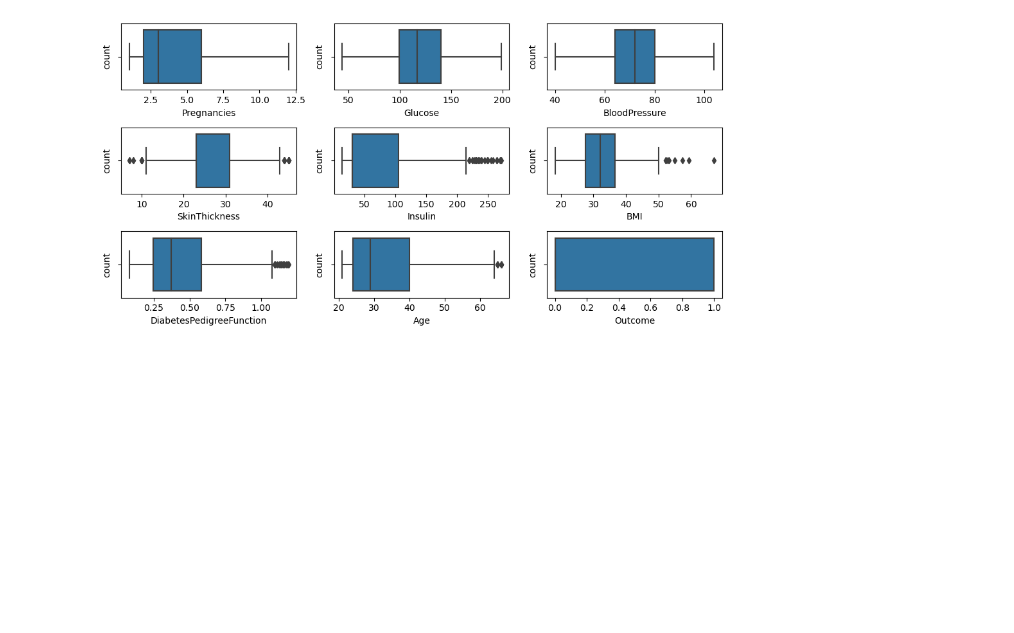
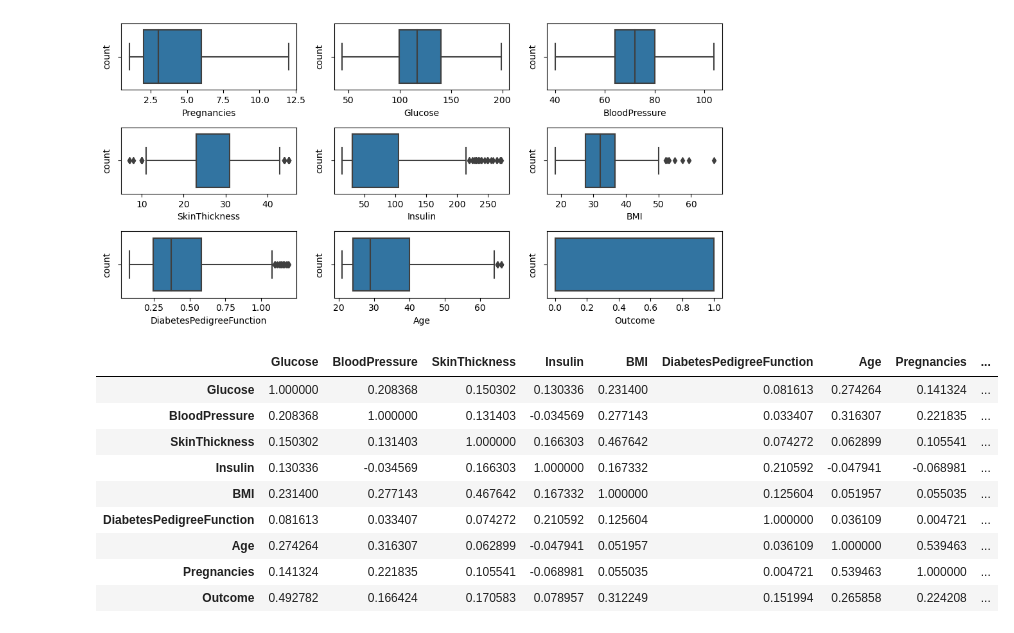
Before and after one commit to Abdul-Samii/Logistic-Regression, a Jupyter notebook: Logistic Regression.ipynb, the cells around one changed output. Drawn from its saved outputs; the diff is of its cells as text; code cells hidden in the pictures; blank space fills up the shorter version.

```diff
--- a/Logistic Regression.ipynb
+++ b/Logistic Regression.ipynb
@@ -851,3 +851,16 @@ for column in data:
 plt.tight_layout()
 # %% [output]
 [figure]
+# %%
+new_data.corr()
+# %% [output]
+|  | Glucose | BloodPressure | SkinThickness | Insulin | BMI | DiabetesPedigreeFunction | Age | Pregnancies | ... |
+| Glucose | 1.000000 | 0.208368 | 0.150302 | 0.130336 | 0.231400 | 0.081613 | 0.274264 | 0.141324 | ... |
+| BloodPressure | 0.208368 | 1.000000 | 0.131403 | -0.034569 | 0.277143 | 0.033407 | 0.316307 | 0.221835 | ... |
+| SkinThickness | 0.150302 | 0.131403 | 1.000000 | 0.166303 | 0.467642 | 0.074272 | 0.062899 | 0.105541 | ... |
+| Insulin | 0.130336 | -0.034569 | 0.166303 | 1.000000 | 0.167332 | 0.210592 | -0.047941 | -0.068981 | ... |
+| BMI | 0.231400 | 0.277143 | 0.467642 | 0.167332 | 1.000000 | 0.125604 | 0.051957 | 0.055035 | ... |
+| DiabetesPedigreeFunction | 0.081613 | 0.033407 | 0.074272 | 0.210592 | 0.125604 | 1.000000 | 0.036109 | 0.004721 | ... |
+| Age | 0.274264 | 0.316307 | 0.062899 | -0.047941 | 0.051957 | 0.036109 | 1.000000 | 0.539463 | ... |
+| Pregnancies | 0.141324 | 0.221835 | 0.105541 | -0.068981 | 0.055035 | 0.004721 | 0.539463 | 1.000000 | ... |
+| Outcome | 0.492782 | 0.166424 | 0.170583 | 0.078957 | 0.312249 | 0.151994 | 0.265858 | 0.224208 | ... |
```
Also changed, not shown: parts of 25 cells of this notebook, 1 other file.
